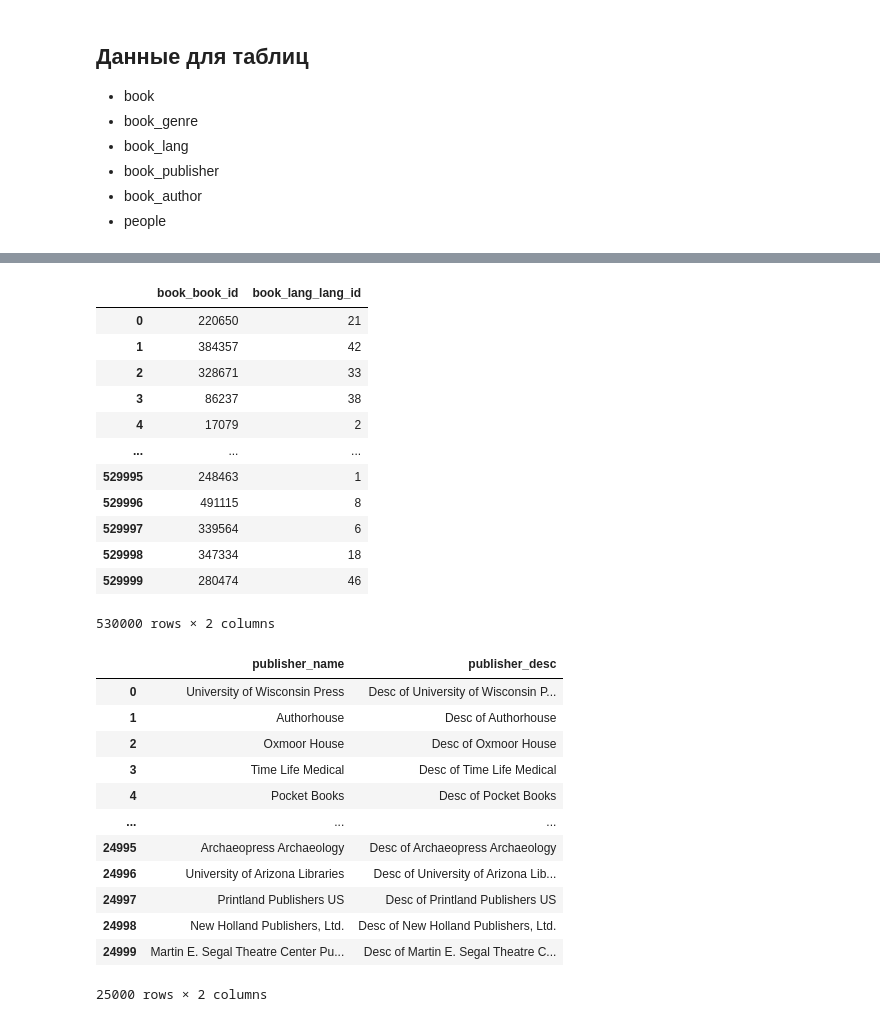
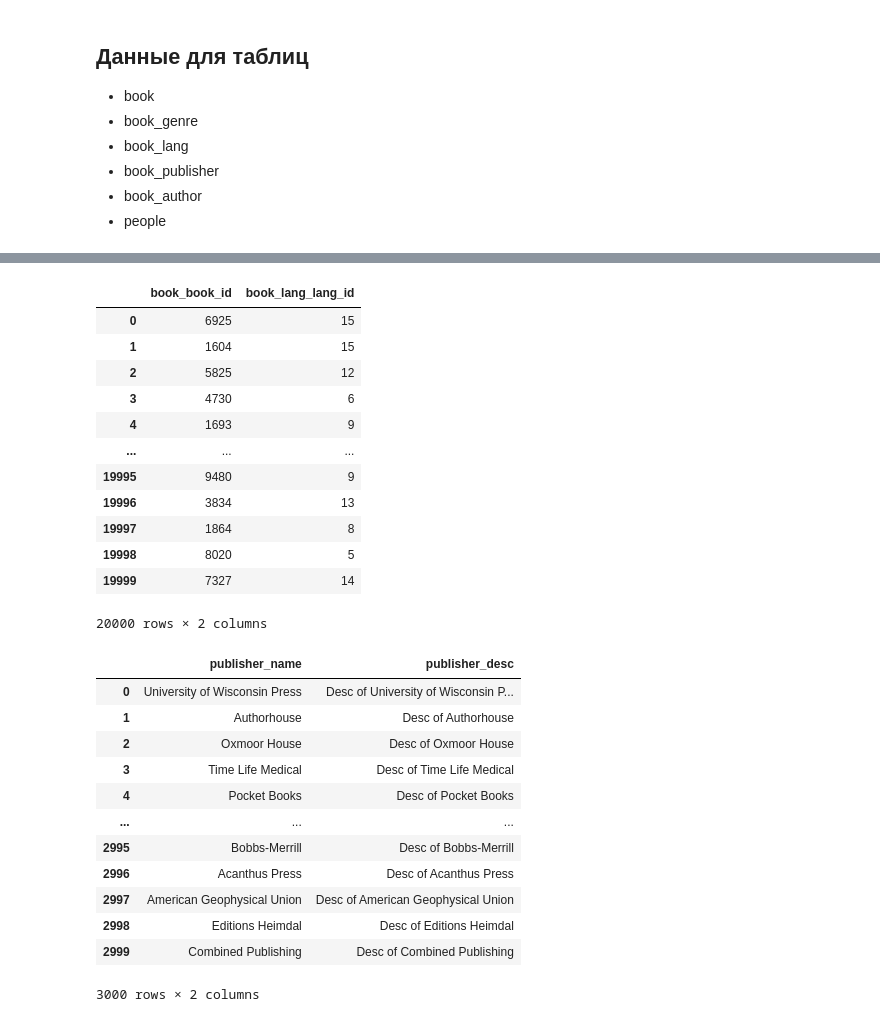
Before and after one commit to CosmDandy/Polytech-4-Sem-DBD, a Jupyter notebook: DataBase_Data/generate_data_2.ipynb, the cells around one changed output, grey strips where cells are left out. Drawn from its saved outputs; the diff is of its cells as text; code cells hidden in the pictures.

```diff
--- a/DataBase_Data/generate_data_2.ipynb
+++ b/DataBase_Data/generate_data_2.ipynb
@@ -9,4 +9,9 @@ from datetime import date, timedelta
 # Данные
 # %% [markdown]
 ## Подготовка данных для таблицы book
+# %%
+books_num = 10000
+book_author_num = 7000
+book_lang_num = 15
+book_publisher_num = 3000
 # %%
@@ -230,30 +223,30 @@ book_lang
 # %%
 book_book_lang = pd.DataFrame(columns=[['book_book_id', 'book_lang_lang_id']])
-book_book_id = [random.randint(1, 530000) for i in range(530000)]
-book_lang_lang_id = [random.randint(1, 60) for i in range(530000)]
+book_book_id = [random.randint(1, books_num) for i in range(books_num * 2)]
+book_lang_lang_id = [random.randint(1, book_lang_num) for i in range(books_num * 2)]
 book_book_lang['book_book_id'] = book_book_id
 book_book_lang['book_lang_lang_id'] = book_lang_lang_id
 book_book_lang.to_csv("output/book_book_lang.csv", index=False)
 book_book_lang
 # %% [output]
 |  | book_book_id | book_lang_lang_id |
-| 0 | 220650 | 21 |
-| 1 | 384357 | 42 |
-| 2 | 328671 | 33 |
-| 3 | 86237 | 38 |
-| 4 | 17079 | 2 |
+| 0 | 6925 | 15 |
+| 1 | 1604 | 15 |
+| 2 | 5825 | 12 |
+| 3 | 4730 | 6 |
+| 4 | 1693 | 9 |
 | ... | ... | ... |
-| 529995 | 248463 | 1 |
-| 529996 | 491115 | 8 |
-| 529997 | 339564 | 6 |
-| 529998 | 347334 | 18 |
-| 529999 | 280474 | 46 |
+| 19995 | 9480 | 9 |
+| 19996 | 3834 | 13 |
+| 19997 | 1864 | 8 |
+| 19998 | 8020 | 5 |
+| 19999 | 7327 | 14 |
-530000 rows × 2 columns
+20000 rows × 2 columns
 # %%
 book_publisher = pd.DataFrame(data=book.Publisher.unique(), columns=['publisher_name'])
 publisher_desc = [f"Desc of {book_publisher.iloc[i, 0]}" for i in range(book_publisher.count()[0])]
 book_publisher['publisher_desc'] = publisher_desc
-book_publisher = book_publisher[:25000]
+book_publisher = book_publisher[:book_publisher_num]
 book_publisher.to_csv("output/book_publisher.csv", index=False)
 book_publisher
 # %% [output]
@@ -264,12 +257,12 @@ book_publisher
 | 3 | Time Life Medical | Desc of Time Life Medical |
 | 4 | Pocket Books | Desc of Pocket Books |
 | ... | ... | ... |
-| 24995 | Archaeopress Archaeology | Desc of Archaeopress Archaeology |
-| 24996 | University of Arizona Libraries | Desc of University of Arizona Lib... |
-| 24997 | Printland Publishers US | Desc of Printland Publishers US |
-| 24998 | New Holland Publishers, Ltd. | Desc of New Holland Publishers, Ltd. |
-| 24999 | Martin E. Segal Theatre Center Pu... | Desc of Martin E. Segal Theatre C... |
+| 2995 | Bobbs-Merrill | Desc of Bobbs-Merrill |
+| 2996 | Acanthus Press | Desc of Acanthus Press |
+| 2997 | American Geophysical Union | Desc of American Geophysical Union |
+| 2998 | Editions Heimdal | Desc of Editions Heimdal |
+| 2999 | Combined Publishing | Desc of Combined Publishing |
-25000 rows × 2 columns
+3000 rows × 2 columns
 # %%
 address = pd.read_csv("input/address/open_pubs.csv").drop(["fas_id", "name", "local_authority", "easting", "northing"],
                                                           axis=1)
```
Also changed, not shown: parts of 10 cells of this notebook, 11 other files.
